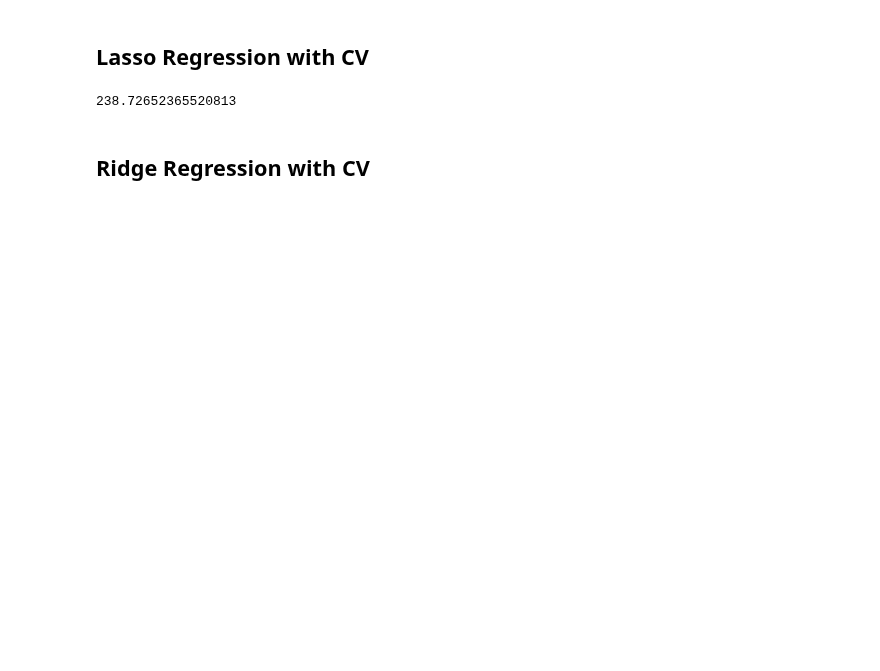
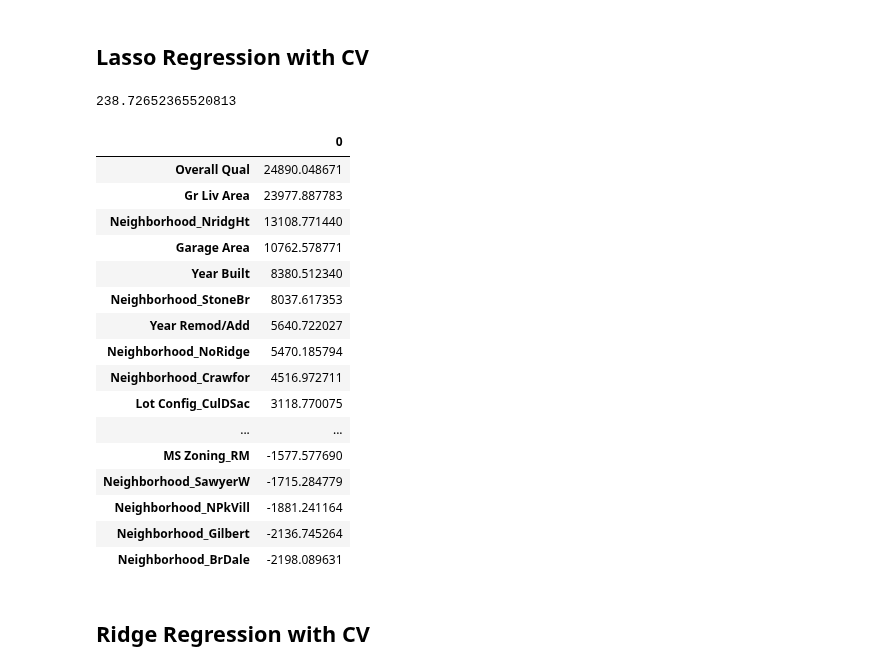
Before and after one commit to pezpet/general-assembly, a Jupyter notebook: labs/project-2-andres/code/01_EDA_and_Cleaning.ipynb, the cells around one changed output. Drawn from its saved outputs; the diff is of its cells as text; code cells hidden in the pictures; blank space fills up the shorter version.

```diff
--- a/labs/project-2-andres/code/01_EDA_and_Cleaning.ipynb
+++ b/labs/project-2-andres/code/01_EDA_and_Cleaning.ipynb
@@ -850,6 +870,26 @@ lassocv.alpha_
 test['SalePrice'] = preds_scaled
 # %%
 test[['Id', 'SalePrice']].to_csv('../data/submission_lasso_cv.csv', index=False)
+# %%
+pd.DataFrame(lassocv.coef_, X.columns).sort_values(by=0, ascending=False)
+# %% [output]
+|  | 0 |
+| Overall Qual | 24890.048671 |
+| Gr Liv Area | 23977.887783 |
+| Neighborhood_NridgHt | 13108.771440 |
+| Garage Area | 10762.578771 |
+| Year Built | 8380.512340 |
+| Neighborhood_StoneBr | 8037.617353 |
+| Year Remod/Add | 5640.722027 |
+| Neighborhood_NoRidge | 5470.185794 |
+| Neighborhood_Crawfor | 4516.972711 |
+| Lot Config_CulDSac | 3118.770075 |
+| ... | ... |
+| MS Zoning_RM | -1577.577690 |
+| Neighborhood_SawyerW | -1715.284779 |
+| Neighborhood_NPkVill | -1881.241164 |
+| Neighborhood_Gilbert | -2136.745264 |
+| Neighborhood_BrDale | -2198.089631 |
 # %% [markdown]
 ## Ridge Regression with CV
 # %%
```
Also changed, not shown: parts of 24 cells of this notebook, 1 other file.
